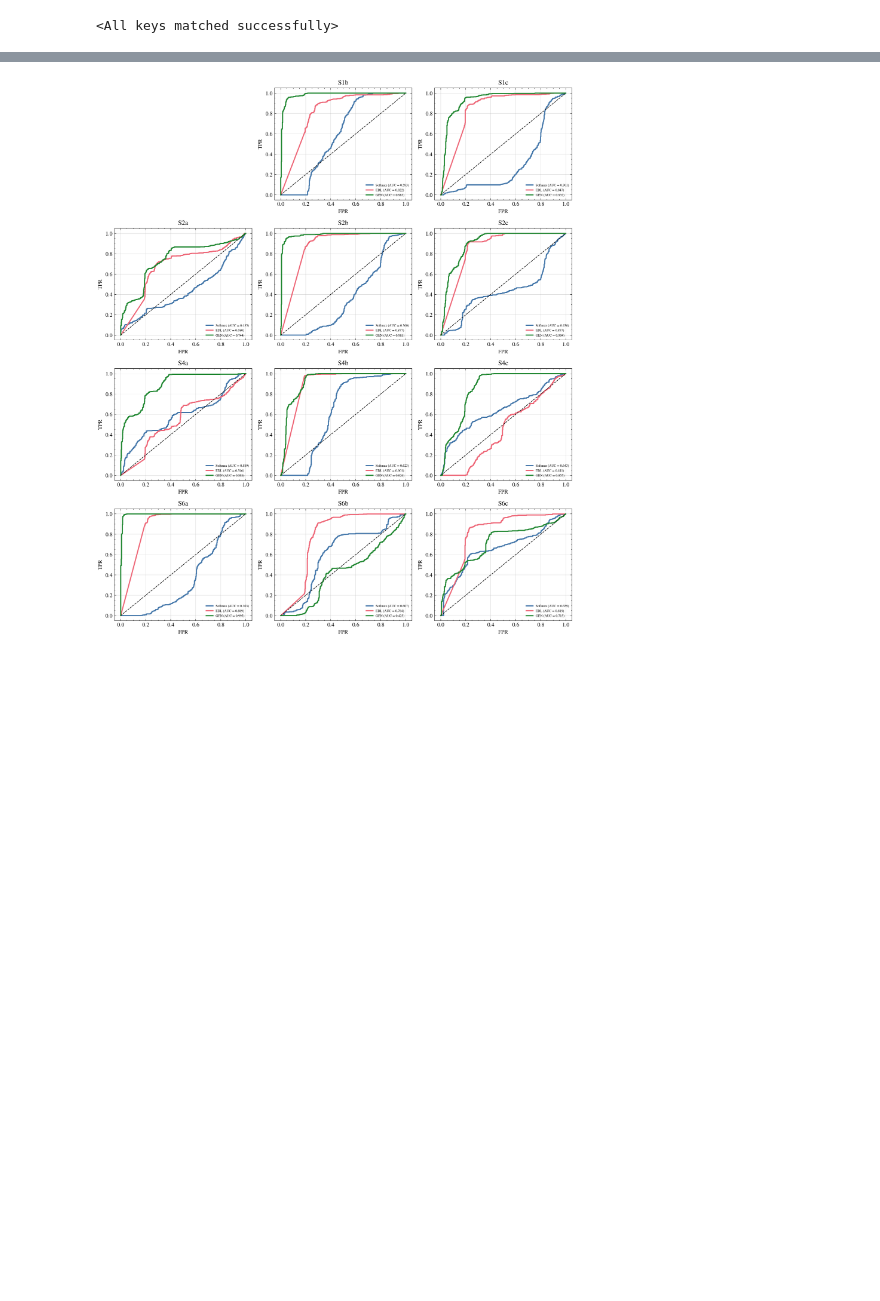
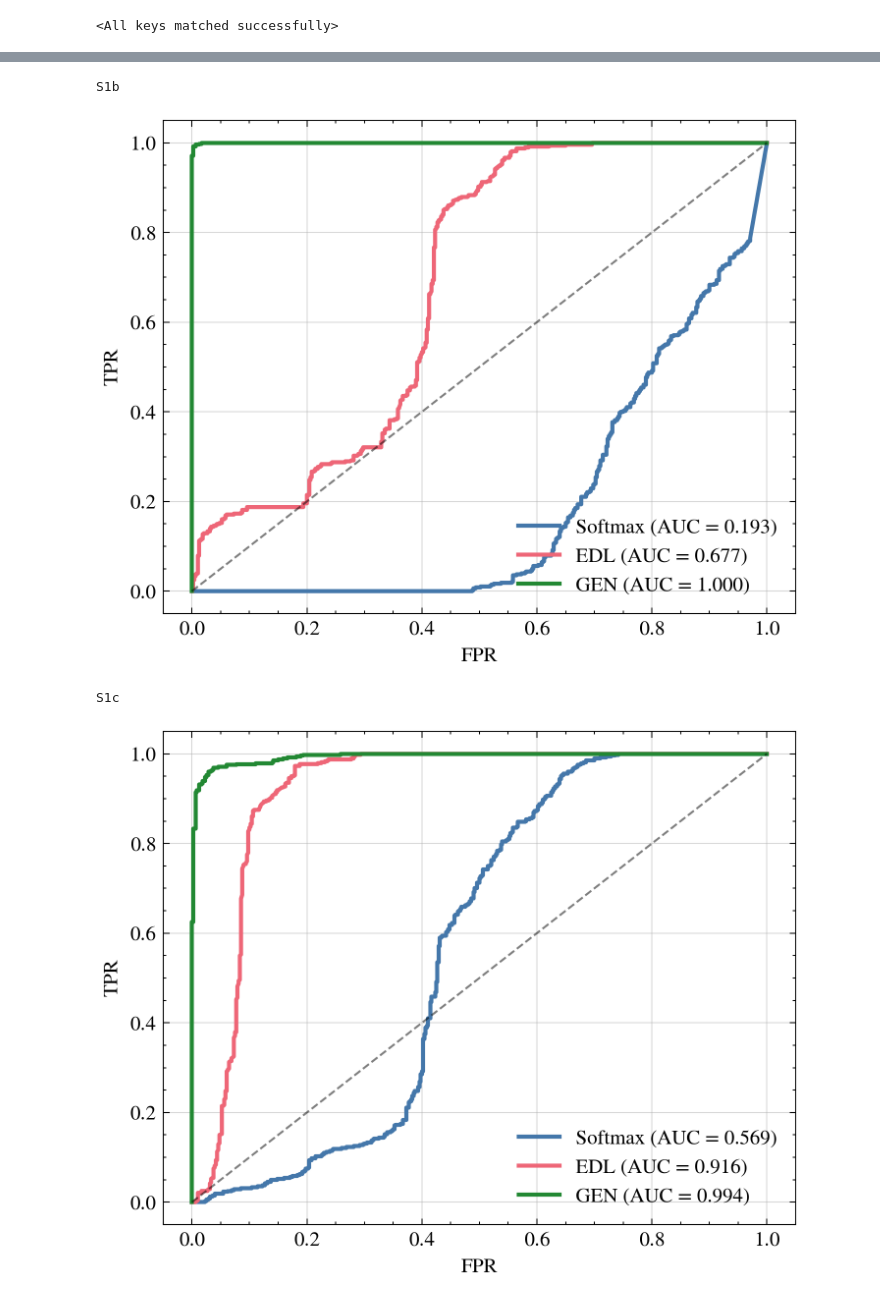
Before and after one commit to LucaCtt/csi-vae, a Jupyter notebook: notebooks/edl.ipynb, the cells around one changed output, grey strips where cells are left out. Cells and saved outputs as stored; diff of their text form; code cells hidden in the pictures; blank space fills up the shorter version.

```diff
--- a/notebooks/edl.ipynb
+++ b/notebooks/edl.ipynb
@@ -23,7 +23,6 @@ from edl_losses.edl import edl_inference
 from edl_losses.gen import gen_inference
 from scipy.stats import beta as beta_dist
 from sklearn.metrics import auc, roc_curve
-from sklearn.neighbors import KernelDensity
 
 from csi_vae.jobs import JobSettings, dataset, fusion, vae
 from csi_vae.jobs.job import init_rng, make_dataloader
@@ -37,10 +36,10 @@ settings = JobSettings()
 OUT_DIR = Path("../out")
 FUSION_LAUNCH_DIR = OUT_DIR / "fusion"
 PLOTS_DIR = OUT_DIR / "plots"
-EDL_DIR = OUT_DIR / "edl_old"
+EDL_DIR = OUT_DIR / "edl_d"
 WEIGHTS_DIR = Path("../weights")
 FUSION_WEIGHTS_DIR = WEIGHTS_DIR / "fusion"
-EDL_WEIGHTS_DIR = WEIGHTS_DIR / "edl_old"
+EDL_WEIGHTS_DIR = WEIGHTS_DIR / "edl_d"
 OOD_DATASETS = [
     Path("../") / "dataset" / f"{ds}.h5"
     for ds in ["S1b", "S1c", "S2a", "S2b", "S2c", "S4a", "S4b", "S4c", "S6a", "S6b", "S6c"]
@@ -302,10 +347,0 @@ def beta_interval(
-# %%
-models = [
-    ("Softmax", wi_har_model, _softmax_inference),
-    ("EDL", edl_model, edl_inference),
-    ("GEN", gen_model, gen_inference),
-]
-
-for (model_name, model, inference_fn) in models:
-    lower, upper, a, b = beta_interval(model, inference_fn, train_dl, DEVICE)
-    print(f"{model_name} Beta Interval: [{lower:.4f}, {upper:.4f}] with a={a:.2f}, b={b:.2f}")
@@ -443,39 +508,25 @@ def compute_ood_roc(
 # %%
-models = [
-    ("Softmax", wi_har_model, _softmax_inference),
-    ("EDL", edl_model, edl_inference),
-    ("GEN", gen_model, gen_inference),
-]
+for ood_name, ood_dl in ood_datasets:
+    print(ood_name)
+    plt.figure(figsize=(5, 4))
 
-n = len(OOD_DATASETS)
-ncols = 3
-nrows = (n + ncols - 1) // ncols
+    for model_name, model, inference_fn in models_list:
 
-_, axes = plt.subplots(nrows, ncols, figsize=(ncols * 4, nrows * 3.5))
-axes = axes.flatten()
+        beta_params = fit_beta(model, inference_fn, train_dl, DEVICE)
+        fpr, tpr, roc_auc = compute_ood_roc(model, inference_fn, beta_params, test_dl, ood_dl, DEVICE)
 
-ood_datasets = [(ds.stem, get_ood_dl(ds)) for ds in OOD_DATASETS]
+        plt.plot(fpr, tpr, lw=2, label=f"{model_name} (AUC = {roc_auc:.3f})")
 
-for model_name, model, inference_fn in models:
-    kde, _ = kde_fit(model, inference_fn, train_dl, DEVICE)
-
-    for idx, ood_dataset in enumerate(ood_datasets, start=1):
-        ood_name = ood_dataset[0]
-        ax = axes[idx]
-        fpr, tpr, roc_auc = compute_ood_roc(model, inference_fn, kde, test_dl, ood_dataset[1], DEVICE)
-
-        ax.plot(fpr, tpr, lw=2, label=f"{model_name} (AUC = {roc_auc:.3f})")
-        ax.plot([0, 1], [0, 1], color="k", linestyle="--", alpha=0.5)
-        ax.set_title(ood_name)
-        ax.set_xlabel("FPR")
-        ax.set_ylabel("TPR")
-        ax.legend(loc="lower right", fontsize=6)
-        ax.grid(True, alpha=0.5)
-
-axes[0].set_visible(False)  # Hide the first subplot (no dataset)
-
-plt.tight_layout()
-plt.savefig(PLOTS_DIR / "edl_roc_grid.pdf")
-plt.show()
+    plt.plot([0, 1], [0, 1], color="k", linestyle="--", alpha=0.5)
+    plt.xlabel("FPR")
+    plt.ylabel("TPR")
+    plt.legend(loc="lower right")
+    plt.grid(True, alpha=0.5)
+    plt.tight_layout()
+    plt.savefig(PLOTS_DIR / f"edl_roc_{ood_name.lower()}.pdf")
+    plt.show()
 # %% [output]
+S1b
-[figure, old version]
+[figure, new version]
+S1c
+[figure, added]
```
Also changed, not shown: parts of 18 cells of this notebook, 15 other files.
